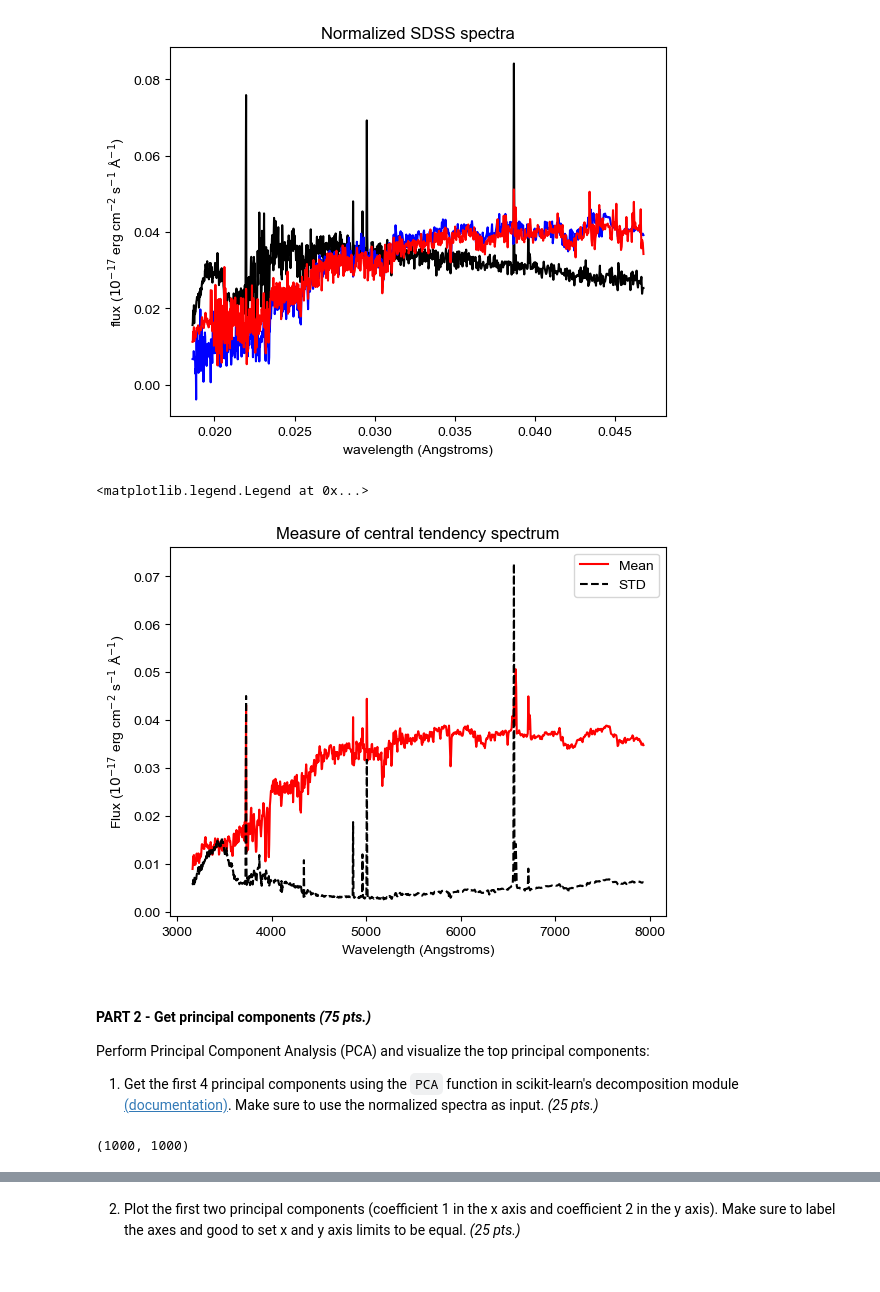
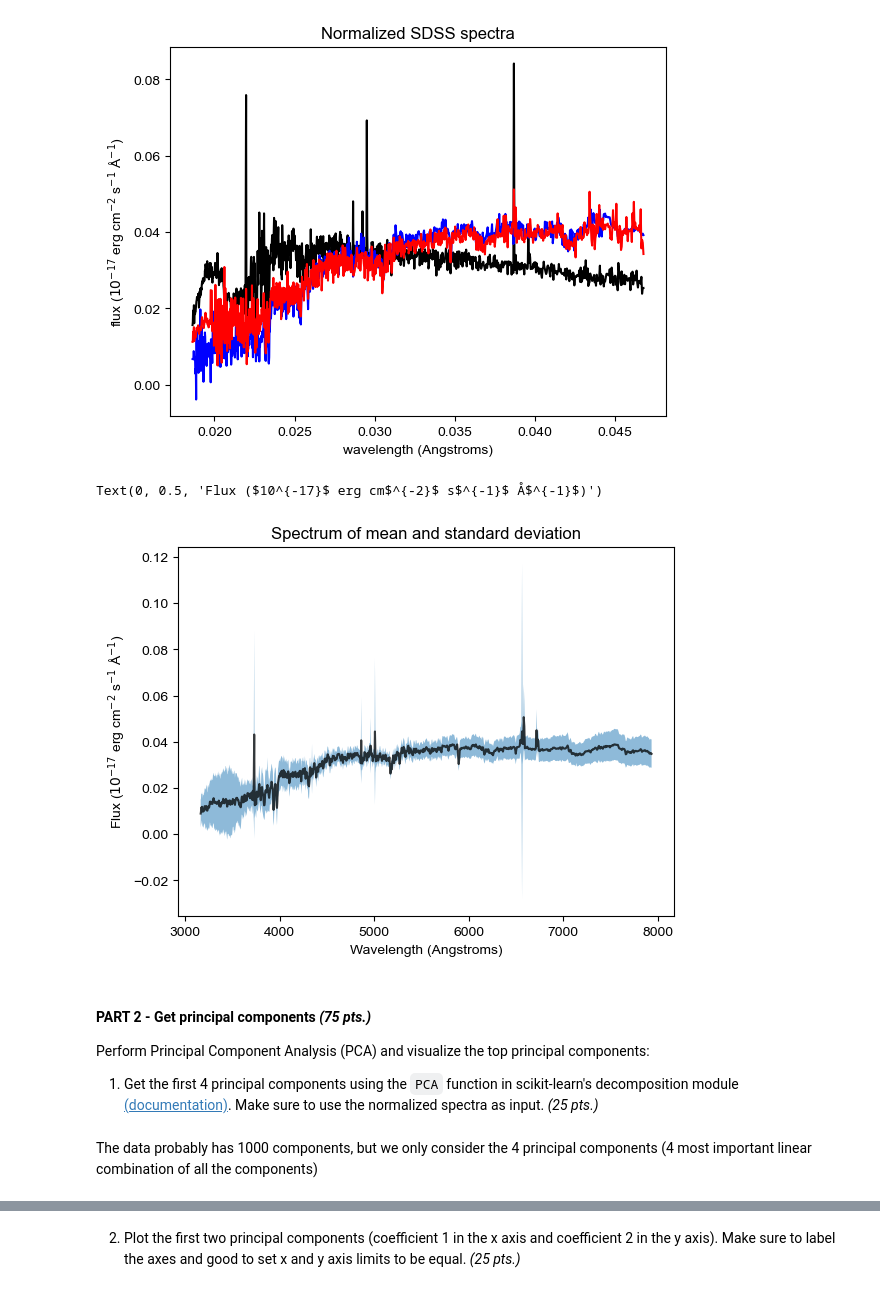
Before and after one commit to majavier26/App_Physics_157, a Jupyter notebook: AP157_lab_assignmnent_A3.ipynb, the cells around one changed output, grey strips where cells are left out. Cells and saved outputs as stored; diff of their text form; code cells hidden in the pictures.

```diff
--- a/AP157_lab_assignmnent_A3.ipynb
+++ b/AP157_lab_assignmnent_A3.ipynb
@@ -127,18 +174,18 @@ plt.title("Normalized SDSS spectra")
 Text(0.5, 1.0, 'Normalized SDSS spectra')
 [figure]
 # %%
-norm_flux = normalize(data['spec_recons'], axis=1) # axis=1 kasi we want to take each sample, not feature
+norm_flux = normalize(data['spec_recons'], axis=1, norm='l2') # axis=1 kasi we want to take each sample, not feature
 mean_flux = np.mean(norm_flux, axis=0)
 std_flux = np.std(norm_flux, axis=0)
-plt.plot(wavelength, mean_flux, 'r', label='Mean')
-plt.plot(wavelength, std_flux, 'k--', label='STD')
-plt.title('Measure of central tendency spectrum')
+plt.plot(wavelength, mean_flux, alpha=0.75, color='k')
+#plt.plot(wavelength, std_flux, 'k--', label='STD')
+plt.fill_between(wavelength, mean_flux-std_flux, mean_flux+std_flux, alpha=0.5) # shaded plot instead of error bars
+plt.title('Spectrum of mean and standard deviation')
 plt.xlabel('Wavelength (Angstroms)')
 plt.ylabel("Flux ($10^{-17}$ erg cm$^{-2}$ s$^{-1}$ Å$^{-1}$)")
-plt.legend()
 # %% [output]
-<matplotlib.legend.Legend at 0x...>
+Text(0, 0.5, 'Flux ($10^{-17}$ erg cm$^{-2}$ s$^{-1}$ Å$^{-1}$)')
-[figure, old version]
+[figure, new version]
 # %% [markdown]
 #### PART 2 - Get principal components *(75 pts.)*
 
@@ -146,10 +193,8 @@ Perform Principal Component Analysis (PCA) and visualize the top principal compo
 1. Get the first 4 principal components using the ``PCA`` function in scikit-learn's decomposition module [(documentation)](https://scikit-learn.org/0.15/modules/generated/sklearn.decomposition.PCA.html#sklearn.decomposition.PCA). Make sure to use the normalized spectra as input. *(25 pts.)*
 # %%
 from sklearn.decomposition import PCA
+# %% [markdown]
+The data probably has 1000 components, but we only consider the 4 principal components (4 most important linear combination of all the components)
 # %%
 n_comp = 4
 pca = PCA(n_components=n_comp)
-# %%
-zeroes = np.zeros([1000, 1000])
-# %% [output]
-(1000, 1000)
```
Also changed, not shown: parts of 42 cells of this notebook, 1 other file.
